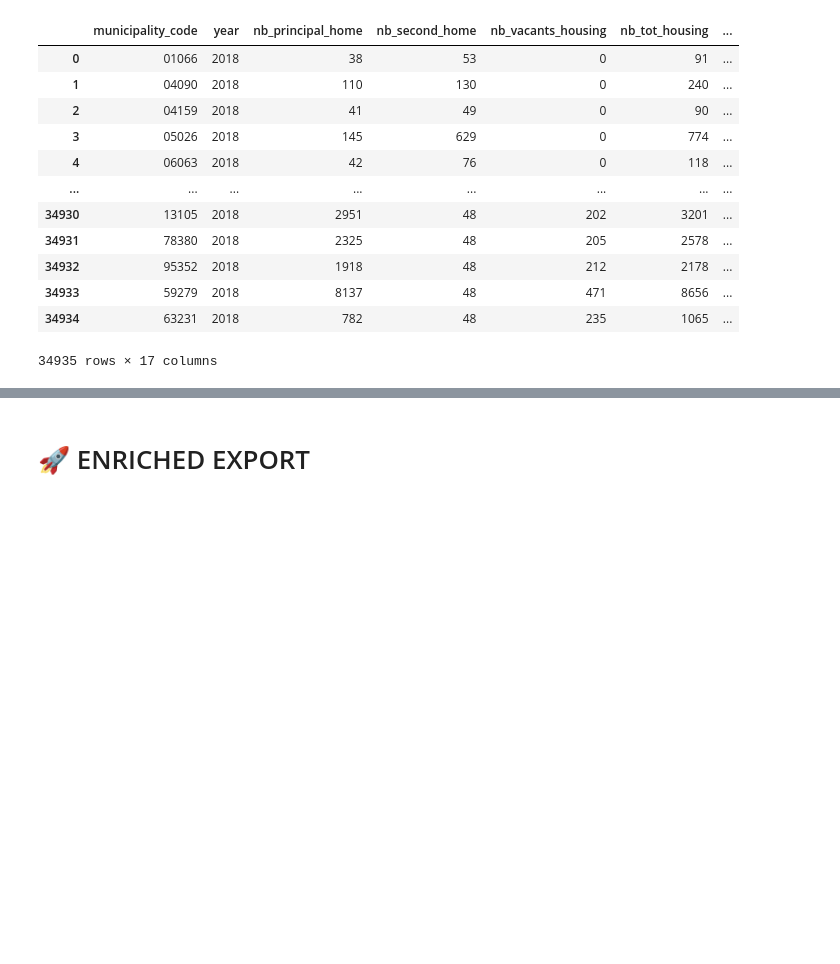
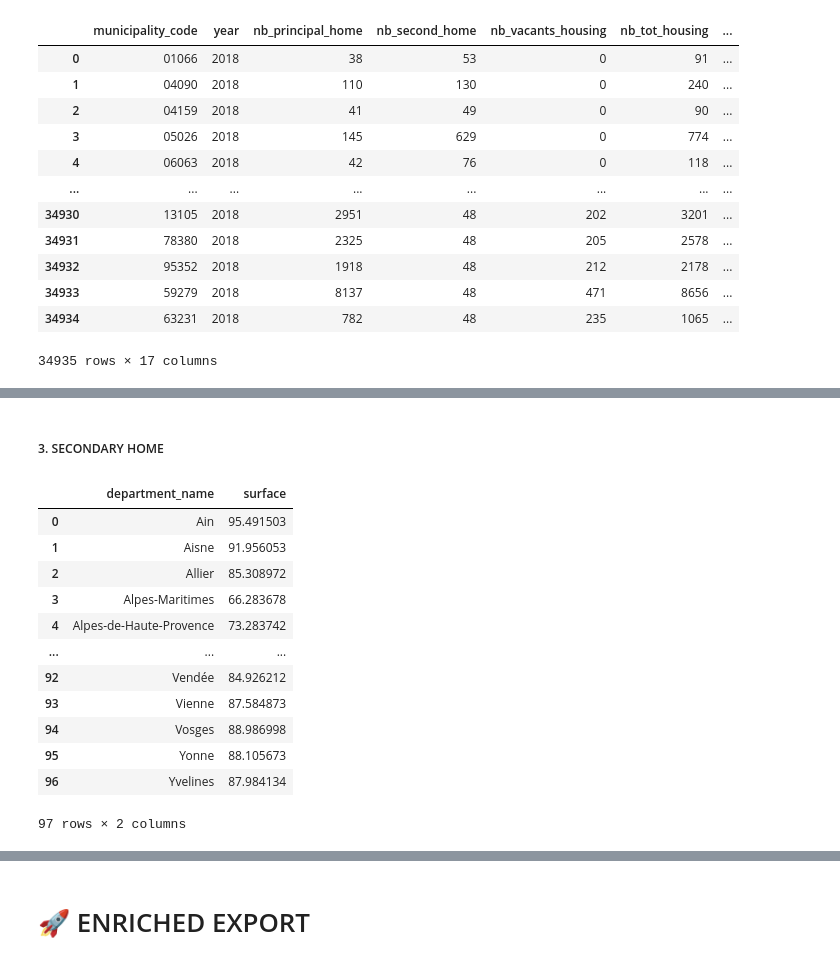
Before and after one commit to MChvtta/prello_scoring_system, a Jupyter notebook: notebooks/ES_Transformation.ipynb, the cells around one changed output, grey strips where cells are left out. Drawn from its saved outputs; the diff is of its cells as text; code cells hidden in the pictures; blank space fills up the shorter version.

```diff
--- a/notebooks/ES_Transformation.ipynb
+++ b/notebooks/ES_Transformation.ipynb
@@ -748,0 +710,29 @@ stock_df_2018
+# %% [markdown]
+##### 3. SECONDARY HOME
+# %%
+# 3.1 Superficie moyenne des logements vendus par départements
+
+# Joindre les informations de géolocalisation pour obtenir les départements
+real_estate_sales_dep = sales_df.merge(
+    georef_df[['municipality_code', 'department_code', 'department_name']],
+    on='municipality_code'
+)
+
+# Calculer la surface moyenne des logements vendus par département
+average_surface_municipality = real_estate_sales_dep.groupby('department_name')['surface'].mean().reset_index()
+
+average_surface_municipality
+# %% [output]
+|  | department_name | surface |
+| 0 | Ain | 95.491503 |
+| 1 | Aisne | 91.956053 |
+| 2 | Allier | 85.308972 |
+| 3 | Alpes-Maritimes | 66.283678 |
+| 4 | Alpes-de-Haute-Provence | 73.283742 |
+| ... | ... | ... |
+| 92 | Vendée | 84.926212 |
+| 93 | Vienne | 87.584873 |
+| 94 | Vosges | 88.986998 |
+| 95 | Yonne | 88.105673 |
+| 96 | Yvelines | 87.984134 |
+97 rows × 2 columns
```
Also changed, not shown: parts of 25 cells of this notebook, 2 other files.
